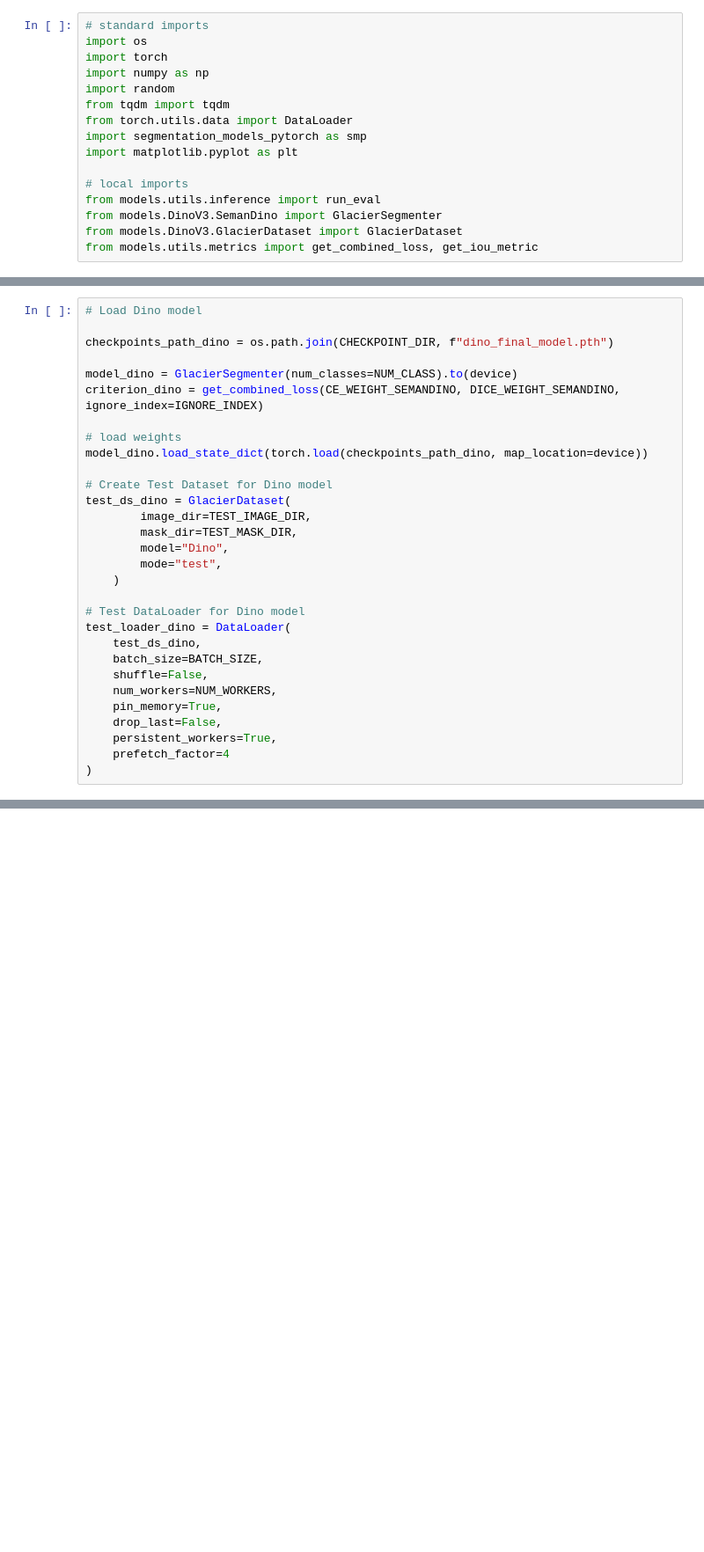
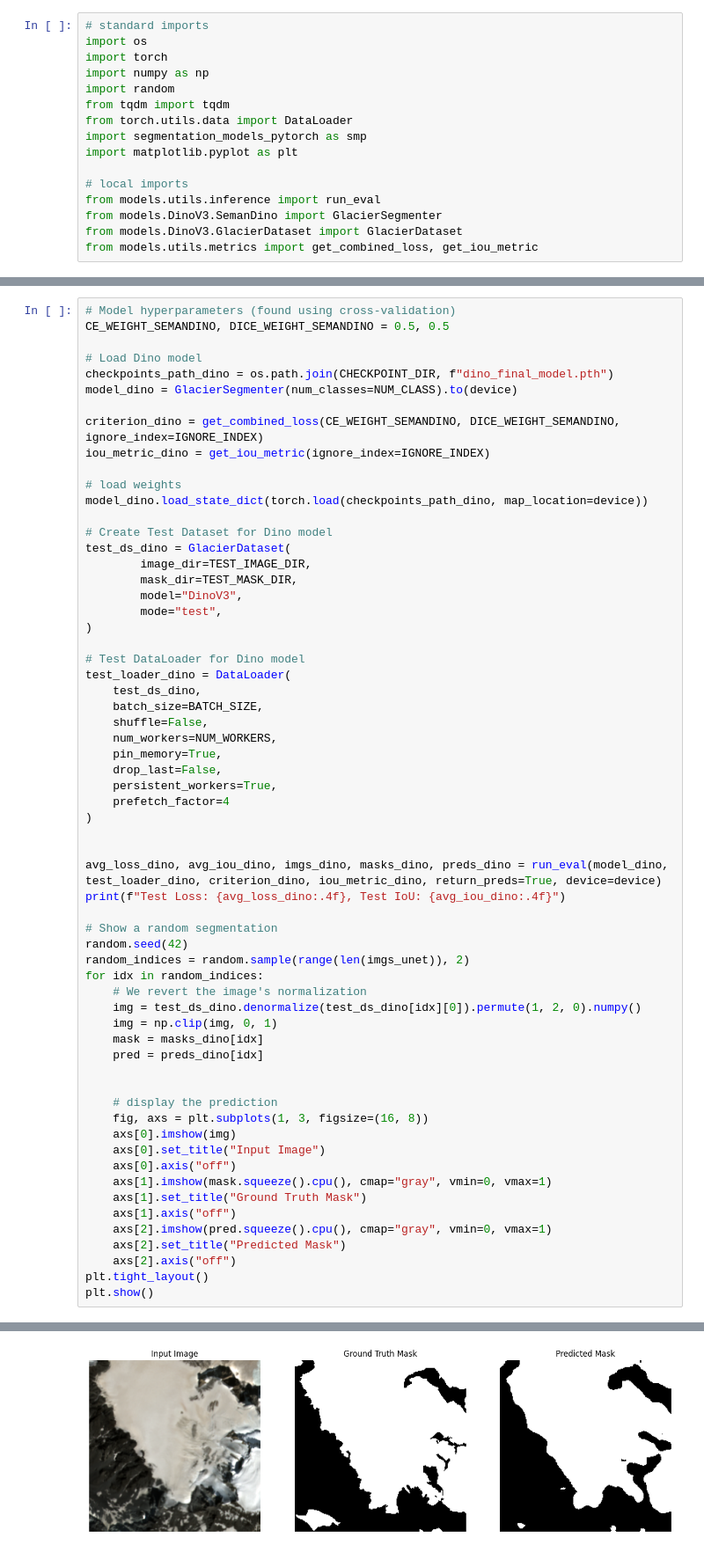
Before and after one commit to corentinsup/IPEO-Project, a Jupyter notebook: inference.ipynb, the cells around one changed output, grey strips where cells are left out. Shown at 88% size. Cells and saved outputs as stored; diff of their text form; blank space fills up the shorter version.

```diff
--- a/inference.ipynb
+++ b/inference.ipynb
@@ -131,10 +171,13 @@ Please note that authentication is recommended but still optional to access publ
 # %%
+# Model hyperparameters (found using cross-validation)
+CE_WEIGHT_SEMANDINO, DICE_WEIGHT_SEMANDINO = 0.5, 0.5
+
 # Load Dino model
+checkpoints_path_dino = os.path.join(CHECKPOINT_DIR, f"dino_final_model.pth")
+model_dino = GlacierSegmenter(num_classes=NUM_CLASS).to(device)
 
-checkpoints_path_dino = os.path.join(CHECKPOINT_DIR, f"dino_final_model.pth")
-
-model_dino = GlacierSegmenter(num_classes=NUM_CLASS).to(device)
 criterion_dino = get_combined_loss(CE_WEIGHT_SEMANDINO, DICE_WEIGHT_SEMANDINO, ignore_index=IGNORE_INDEX)
+iou_metric_dino = get_iou_metric(ignore_index=IGNORE_INDEX)
 
 # load weights
 model_dino.load_state_dict(torch.load(checkpoints_path_dino, map_location=device))
@@ -143,9 +186,9 @@ model_dino.load_state_dict(torch.load(checkpoints_path_dino, map_location=device
 test_ds_dino = GlacierDataset(
         image_dir=TEST_IMAGE_DIR,
         mask_dir=TEST_MASK_DIR,
-        model="Dino",
+        model="DinoV3",
         mode="test",
-    )
+)
 
 # Test DataLoader for Dino model
 test_loader_dino = DataLoader(
@@ -158,4 +201,33 @@ test_loader_dino = DataLoader(
     persistent_workers=True,
     prefetch_factor=4
 )
+
+
+avg_loss_dino, avg_iou_dino, imgs_dino, masks_dino, preds_dino = run_eval(model_dino, test_loader_dino, criterion_dino, iou_metric_dino, return_preds=True, device=device)
+print(f"Test Loss: {avg_loss_dino:.4f}, Test IoU: {avg_iou_dino:.4f}")
+
+# Show a random segmentation
+random.seed(42)
+random_indices = random.sample(range(len(imgs_unet)), 2)
+for idx in random_indices:
+    # We revert the image's normalization
+    img = test_ds_dino.denormalize(test_ds_dino[idx][0]).permute(1, 2, 0).numpy()
+    img = np.clip(img, 0, 1)
+    mask = masks_dino[idx]
+    pred = preds_dino[idx]
+
+
+    # display the prediction
+    fig, axs = plt.subplots(1, 3, figsize=(16, 8))
+    axs[0].imshow(img)
+    axs[0].set_title("Input Image")
+    axs[0].axis("off")
+    axs[1].imshow(mask.squeeze().cpu(), cmap="gray", vmin=0, vmax=1)
+    axs[1].set_title("Ground Truth Mask")
+    axs[1].axis("off")
+    axs[2].imshow(pred.squeeze().cpu(), cmap="gray", vmin=0, vmax=1)
+    axs[2].set_title("Predicted Mask")
+    axs[2].axis("off")
+plt.tight_layout()
+plt.show()
 # %% [output]
@@ -162,0 +235 @@ ValueError: Could not load the DINO model 'facebook/dinov3-vitl16-pretrain-sat49
+[figure, added]
```
Also changed, not shown: parts of 24 cells of this notebook.
